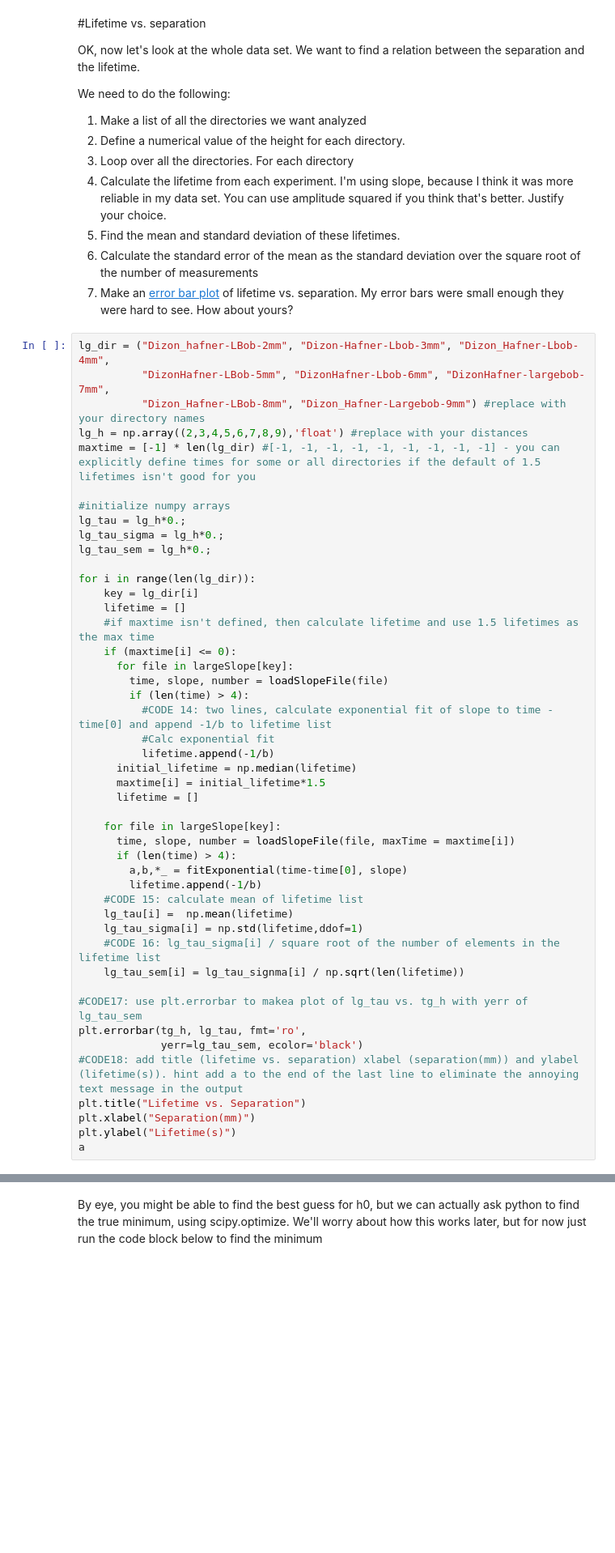
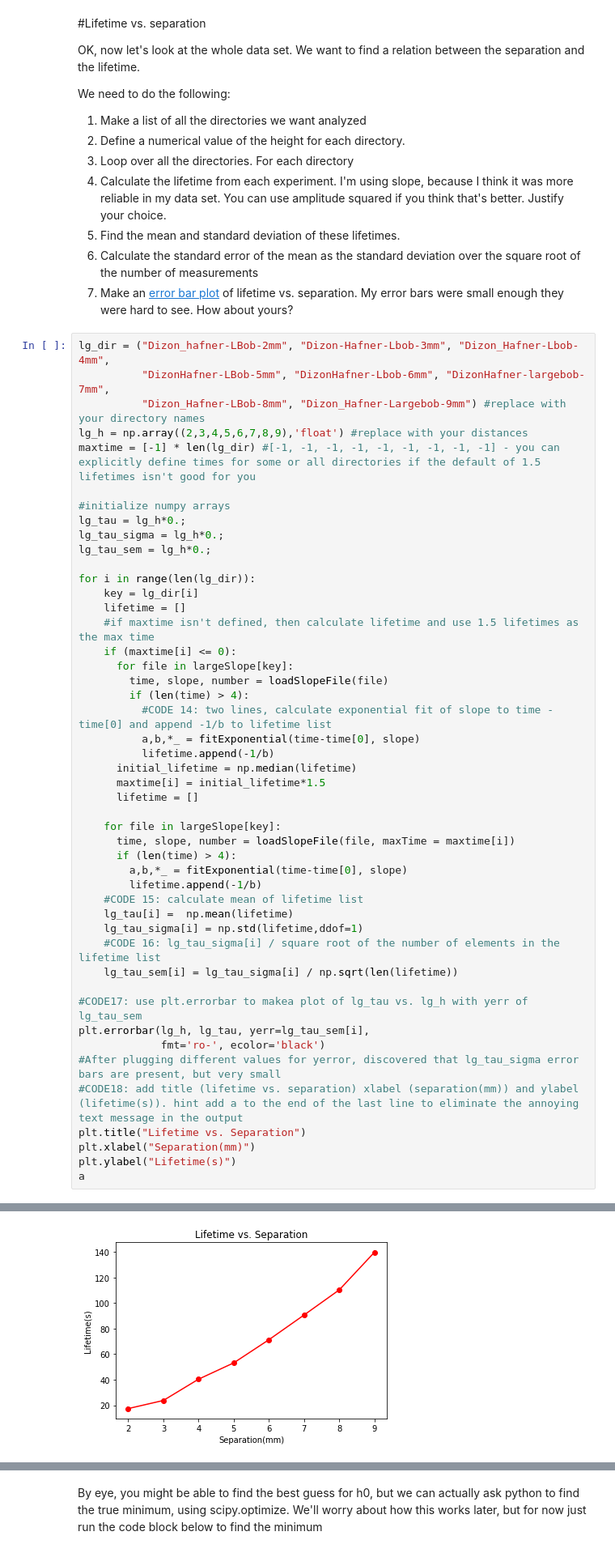
Before and after one commit to NYUExperimentalPhysics1-2021/labanalysis2-GabrJDiz0n, a Jupyter notebook: LabAnalysis2.ipynb, the cells around one changed output, grey strips where cells are left out. Shown at 81% size. Saved outputs shown, nothing was run; the diff lists cells and outputs as text; blank space fills up the shorter version.

```diff
--- a/LabAnalysis2.ipynb
+++ b/LabAnalysis2.ipynb
@@ -363,7 +365,7 @@ for i in range(len(lg_dir)):
         time, slope, number = loadSlopeFile(file)
         if (len(time) > 4):
           #CODE 14: two lines, calculate exponential fit of slope to time - time[0] and append -1/b to lifetime list
-          #Calc exponential fit
+          a,b,*_ = fitExponential(time-time[0], slope)
           lifetime.append(-1/b)
       initial_lifetime = np.median(lifetime)
       maxtime[i] = initial_lifetime*1.5
@@ -378,13 +380,15 @@ for i in range(len(lg_dir)):
     lg_tau[i] =  np.mean(lifetime)
     lg_tau_sigma[i] = np.std(lifetime,ddof=1)
     #CODE 16: lg_tau_sigma[i] / square root of the number of elements in the lifetime list
-    lg_tau_sem[i] = lg_tau_signma[i] / np.sqrt(len(lifetime))
+    lg_tau_sem[i] = lg_tau_sigma[i] / np.sqrt(len(lifetime))
 
-#CODE17: use plt.errorbar to makea plot of lg_tau vs. tg_h with yerr of lg_tau_sem
-plt.errorbar(tg_h, lg_tau, fmt='ro',
-             yerr=lg_tau_sem, ecolor='black')
+#CODE17: use plt.errorbar to makea plot of lg_tau vs. lg_h with yerr of lg_tau_sem
+plt.errorbar(lg_h, lg_tau, yerr=lg_tau_sem[i],
+             fmt='ro-', ecolor='black')
+#After plugging different values for yerror, discovered that lg_tau_sigma error bars are present, but very small
 #CODE18: add title (lifetime vs. separation) xlabel (separation(mm)) and ylabel (lifetime(s)). hint add a to the end of the last line to eliminate the annoying text message in the output
 plt.title("Lifetime vs. Separation")
 plt.xlabel("Separation(mm)")
 plt.ylabel("Lifetime(s)")
 a
+# %% [output]
@@ -391,3 +396,4 @@ a
+[figure, added]
 # %% [markdown]
 ##Fit lifetime vs. height to a power law
 
```
Also changed, not shown: parts of 19 cells of this notebook.
